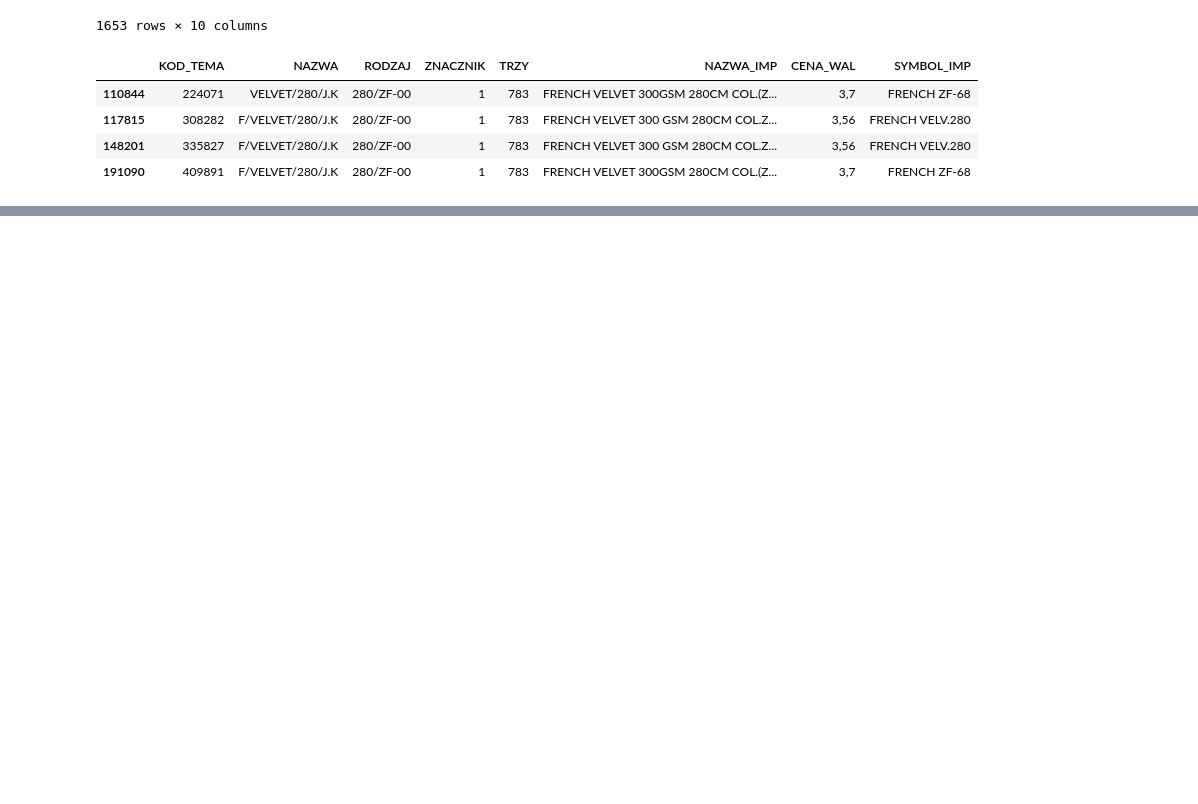
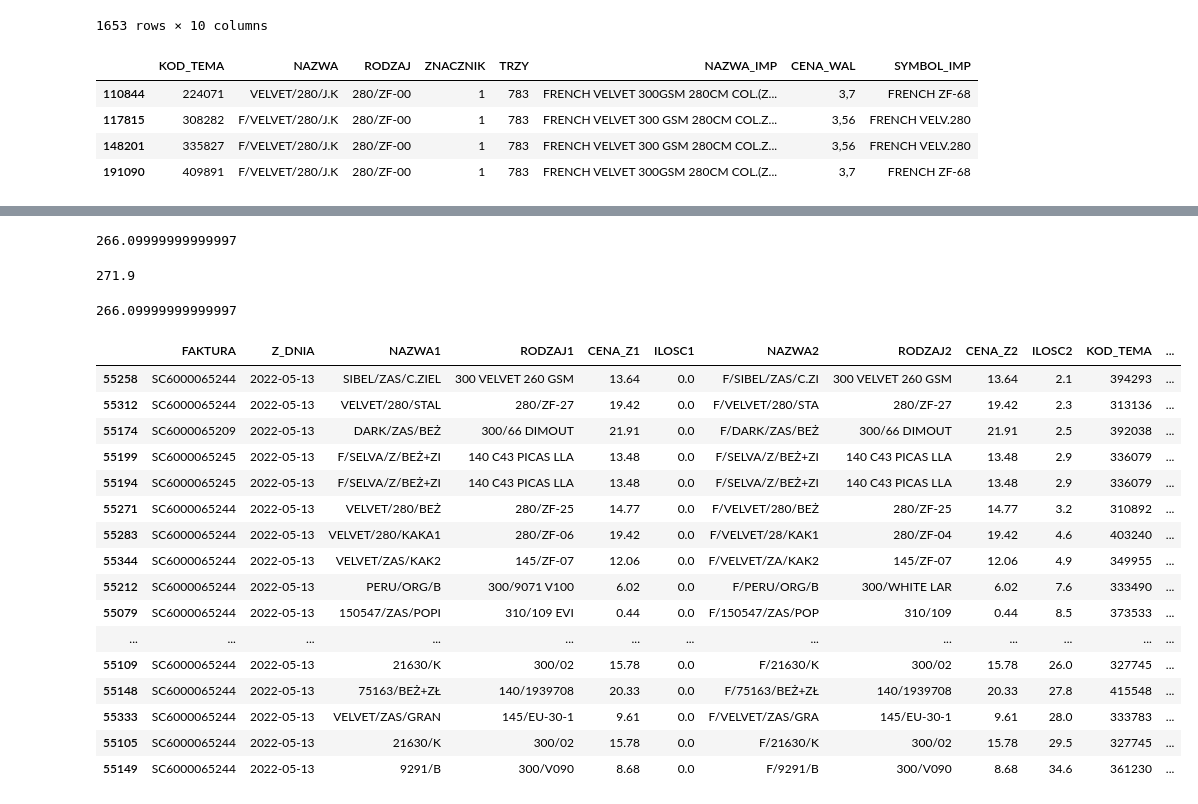
Before and after one commit to plggrzybuch/reklamacje, a Jupyter notebook: raport_felery.ipynb, the cells around one changed output, grey strips where cells are left out. Cells and saved outputs as stored; diff of their text form; code cells hidden in the pictures; blank space fills up the shorter version.

Commit message:
11.08
w raporcie z felerami patrz na nazwa2 rodzaj2

```diff
--- a/raport_felery.ipynb
+++ b/raport_felery.ipynb
@@ -281,0 +392,32 @@ _
+# %%
+df_raport_belki2.loc[df_raport_belki2['Z_DNIA']==np.datetime64('2022-05-13')]['ILOSC'].sum()
+# %% [output]
+266.09999999999997
+# %%
+tmp1.loc[tmp1['Z_DNIA']==np.datetime64('2022-05-13')]['ILOSC2'].sum()
+# %% [output]
+271.9
+# %%
+df_belki.loc[df_belki['ILOSC2']>0].loc[df_belki['ILOSC1']==0].loc[(df_belki['NAZWA2'].str[:2]=='F/')].loc[df_belki['Z_DNIA']==np.datetime64('2022-05-13')]['ILOSC2'].sum()
+# %% [output]
+266.09999999999997
+# %%
+df_belki.loc[df_belki['ILOSC2']>0].loc[df_belki['ILOSC1']==0].loc[(df_belki['NAZWA2'].str[:2]=='F/')].loc[df_belki['Z_DNIA']==np.datetime64('2022-05-13')].sort_values(by='ILOSC2')#['NAZWA2'].unique()
+# %% [output]
+|  | FAKTURA | Z_DNIA | NAZWA1 | RODZAJ1 | CENA_Z1 | ILOSC1 | NAZWA2 | RODZAJ2 | CENA_Z2 | ILOSC2 | KOD_TEMA | ... |
+| 55258 | SC6000065244 | 2022-05-13 | SIBEL/ZAS/C.ZIEL | 300 VELVET 260 GSM | 13.64 | 0.0 | F/SIBEL/ZAS/C.ZI | 300 VELVET 260 GSM | 13.64 | 2.1 | 394293 | ... |
+| 55312 | SC6000065244 | 2022-05-13 | VELVET/280/STAL | 280/ZF-27 | 19.42 | 0.0 | F/VELVET/280/STA | 280/ZF-27 | 19.42 | 2.3 | 313136 | ... |
+| 55174 | SC6000065209 | 2022-05-13 | DARK/ZAS/BEŻ | 300/66 DIMOUT | 21.91 | 0.0 | F/DARK/ZAS/BEŻ | 300/66 DIMOUT | 21.91 | 2.5 | 392038 | ... |
+| 55199 | SC6000065245 | 2022-05-13 | F/SELVA/Z/BEŻ+ZI | 140 C43 PICAS LLA | 13.48 | 0.0 | F/SELVA/Z/BEŻ+ZI | 140 C43 PICAS LLA | 13.48 | 2.9 | 336079 | ... |
+| 55194 | SC6000065245 | 2022-05-13 | F/SELVA/Z/BEŻ+ZI | 140 C43 PICAS LLA | 13.48 | 0.0 | F/SELVA/Z/BEŻ+ZI | 140 C43 PICAS LLA | 13.48 | 2.9 | 336079 | ... |
+| 55271 | SC6000065244 | 2022-05-13 | VELVET/280/BEŻ | 280/ZF-25 | 14.77 | 0.0 | F/VELVET/280/BEŻ | 280/ZF-25 | 14.77 | 3.2 | 310892 | ... |
+| 55283 | SC6000065244 | 2022-05-13 | VELVET/280/KAKA1 | 280/ZF-06 | 19.42 | 0.0 | F/VELVET/28/KAK1 | 280/ZF-04 | 19.42 | 4.6 | 403240 | ... |
+| 55344 | SC6000065244 | 2022-05-13 | VELVET/ZAS/KAK2 | 145/ZF-07 | 12.06 | 0.0 | F/VELVET/ZA/KAK2 | 145/ZF-07 | 12.06 | 4.9 | 349955 | ... |
+| 55212 | SC6000065244 | 2022-05-13 | PERU/ORG/B | 300/9071 V100 | 6.02 | 0.0 | F/PERU/ORG/B | 300/WHITE LAR | 6.02 | 7.6 | 333490 | ... |
+| 55079 | SC6000065244 | 2022-05-13 | 150547/ZAS/POPI | 310/109 EVI | 0.44 | 0.0 | F/150547/ZAS/POP | 310/109 | 0.44 | 8.5 | 373533 | ... |
+| ... | ... | ... | ... | ... | ... | ... | ... | ... | ... | ... | ... | ... |
+| 55109 | SC6000065244 | 2022-05-13 | 21630/K | 300/02 | 15.78 | 0.0 | F/21630/K | 300/02 | 15.78 | 26.0 | 327745 | ... |
+| 55148 | SC6000065244 | 2022-05-13 | 75163/BEŻ+ZŁ | 140/1939708 | 20.33 | 0.0 | F/75163/BEŻ+ZŁ | 140/1939708 | 20.33 | 27.8 | 415548 | ... |
+| 55333 | SC6000065244 | 2022-05-13 | VELVET/ZAS/GRAN | 145/EU-30-1 | 9.61 | 0.0 | F/VELVET/ZAS/GRA | 145/EU-30-1 | 9.61 | 28.0 | 333783 | ... |
+| 55105 | SC6000065244 | 2022-05-13 | 21630/K | 300/02 | 15.78 | 0.0 | F/21630/K | 300/02 | 15.78 | 29.5 | 327745 | ... |
+| 55149 | SC6000065244 | 2022-05-13 | 9291/B | 300/V090 | 8.68 | 0.0 | F/9291/B | 300/V090 | 8.68 | 34.6 | 361230 | ... |
```
Also changed, not shown: parts of 43 cells of this notebook.
